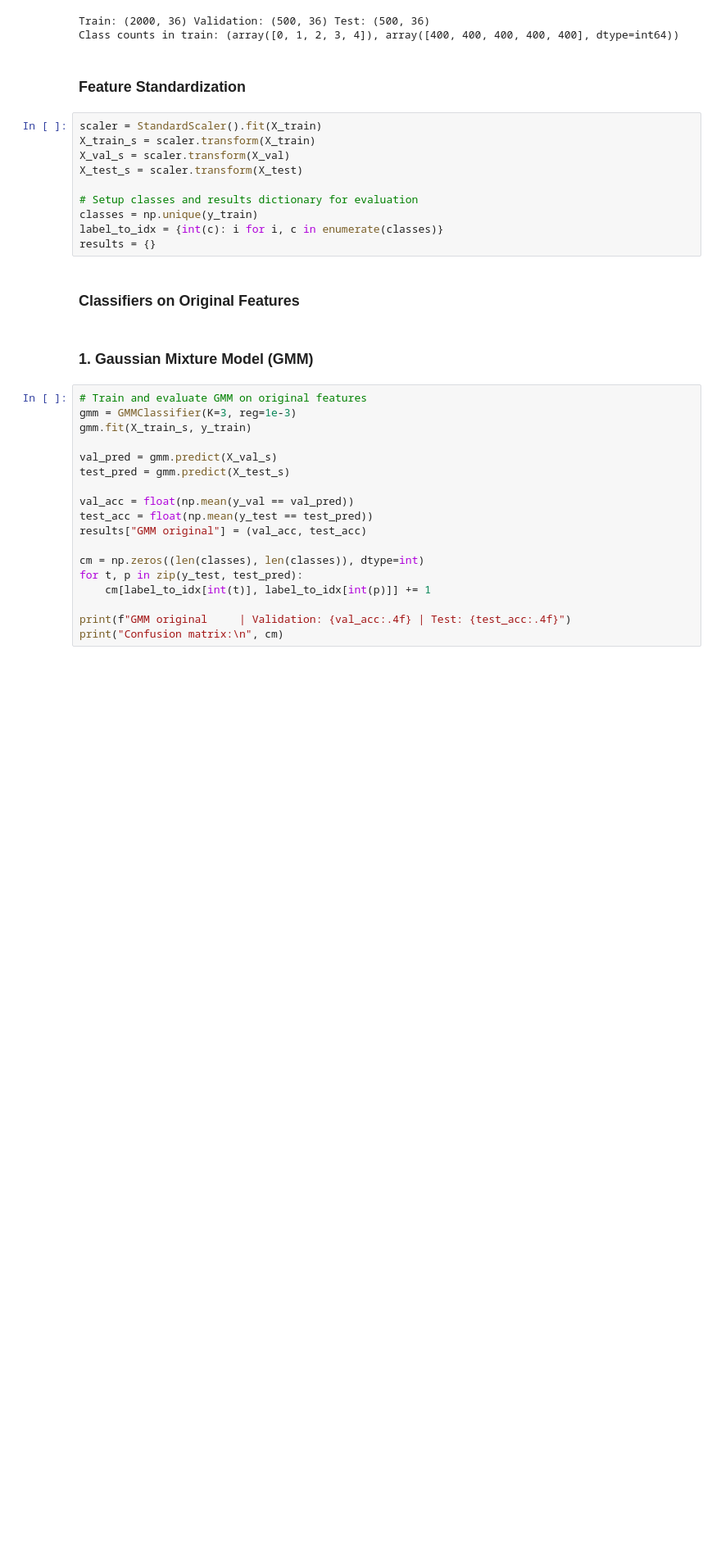
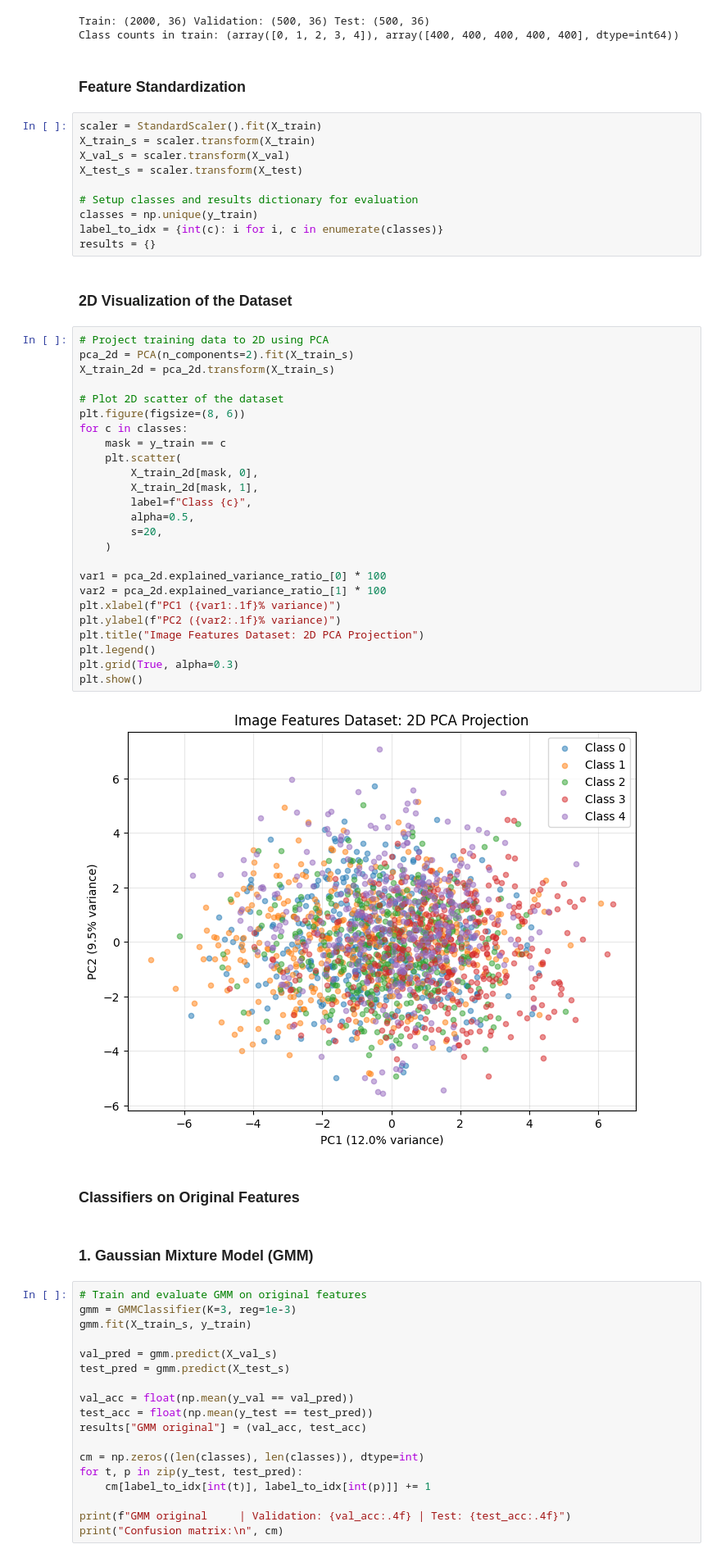
Before and after one commit to Shrawanthi06/pattern-recognition, a Jupyter notebook: lab8/Lab8_code/03_Image_Features.ipynb, the cells around one changed output. Shown at 82% size. Drawn from its saved outputs; the diff is of its cells as text; blank space fills up the shorter version.

```diff
--- a/lab8/Lab8_code/03_Image_Features.ipynb
+++ b/lab8/Lab8_code/03_Image_Features.ipynb
@@ -38,6 +38,35 @@ X_test_s = scaler.transform(X_test)
 classes = np.unique(y_train)
 label_to_idx = {int(c): i for i, c in enumerate(classes)}
 results = {}
+# %% [markdown]
+### **2D Visualization of the Dataset**
+# %%
+# Project training data to 2D using PCA
+pca_2d = PCA(n_components=2).fit(X_train_s)
+X_train_2d = pca_2d.transform(X_train_s)
+
+# Plot 2D scatter of the dataset
+plt.figure(figsize=(8, 6))
+for c in classes:
+    mask = y_train == c
+    plt.scatter(
+        X_train_2d[mask, 0],
+        X_train_2d[mask, 1],
+        label=f"Class {c}",
+        alpha=0.5,
+        s=20,
+    )
+
+var1 = pca_2d.explained_variance_ratio_[0] * 100
+var2 = pca_2d.explained_variance_ratio_[1] * 100
+plt.xlabel(f"PC1 ({var1:.1f}% variance)")
+plt.ylabel(f"PC2 ({var2:.1f}% variance)")
+plt.title("Image Features Dataset: 2D PCA Projection")
+plt.legend()
+plt.grid(True, alpha=0.3)
+plt.show()
+# %% [output]
+[figure, added]
 # %% [markdown]
 ### **Classifiers on Original Features**
 # %% [markdown]
```
Also changed, not shown: parts of 5 cells of this notebook, 38 other files.
